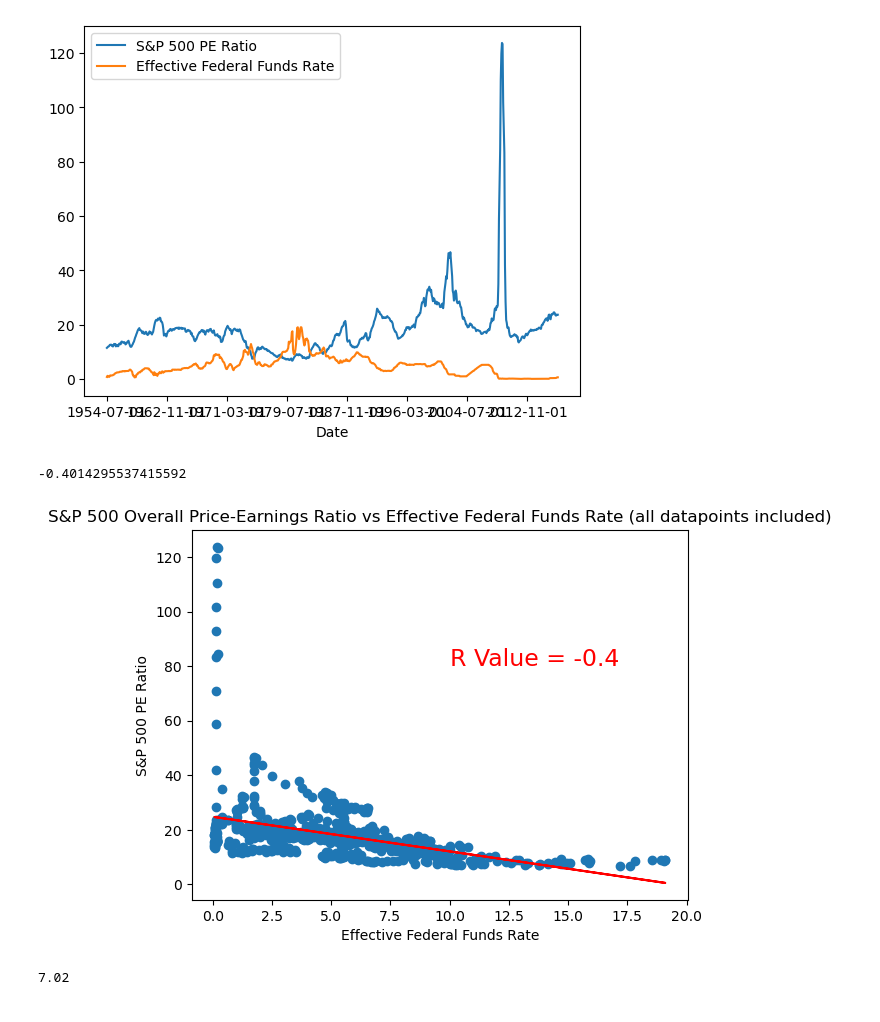
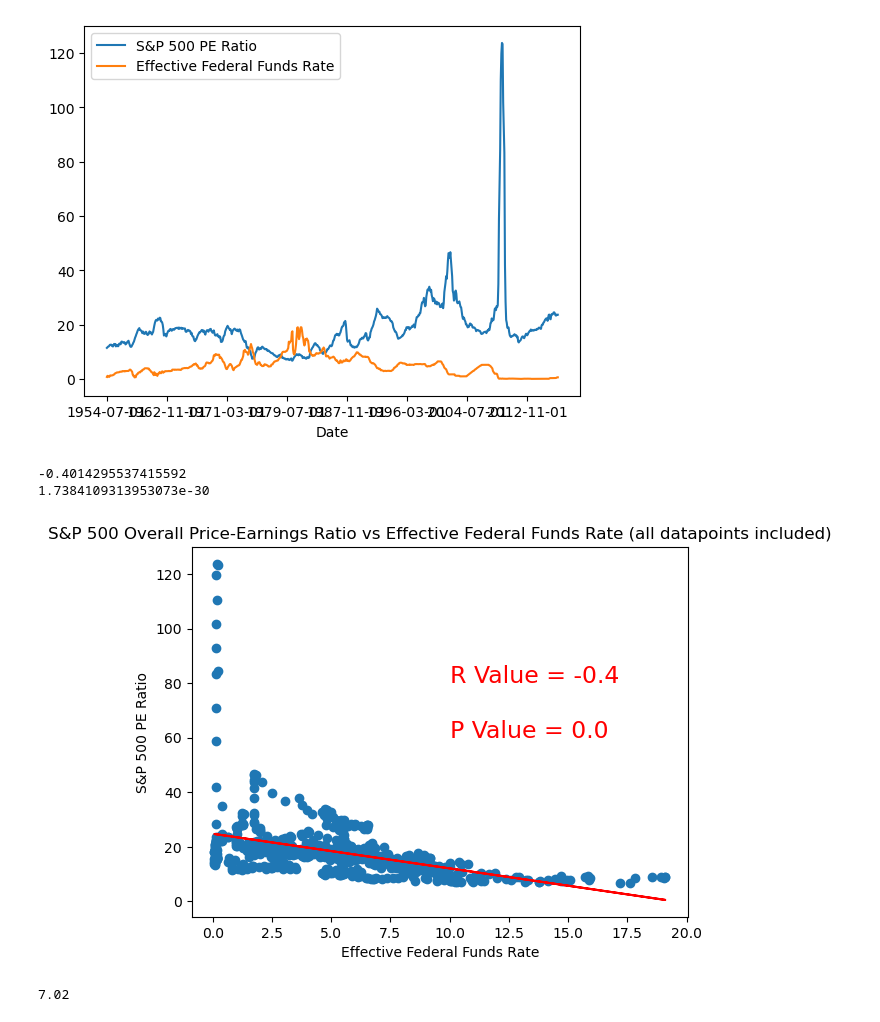
Before and after one commit to ryanmcr17/project1, a Jupyter notebook: RatesOnStocks/ratesonstocks.ipynb, the cells around one changed output. Drawn from its saved outputs; the diff is of its cells as text; code cells hidden in the pictures.

```diff
--- a/RatesOnStocks/ratesonstocks.ipynb
+++ b/RatesOnStocks/ratesonstocks.ipynb
@@ -266,23 +266,26 @@ regression = linregress(clean_df['Effective Federal Funds Rate'],clean_df['S&P 5
 # %%
 # Regression r value, with outliers included
 
 regression = linregress(clean_df['Effective Federal Funds Rate'],clean_df['S&P 500 PE Ratio'])
 
 print(regression.rvalue)
+print(regression.pvalue)
 
 
 # Scatter plot and linear regression line together, with outliers included
 
 plt.scatter(clean_df['Effective Federal Funds Rate'],clean_df['S&P 500 PE Ratio'])
 plt.title("S&P 500 Overall Price-Earnings Ratio vs Effective Federal Funds Rate (all datapoints included)")
 plt.xlabel("Effective Federal Funds Rate")
 plt.ylabel("S&P 500 PE Ratio")
 plt.plot(clean_df['Effective Federal Funds Rate'],regression.intercept + regression.slope * clean_df['Effective Federal Funds Rate'],'r')
 plt.text(10,80,f'R Value = {round(regression.rvalue,2)}',color='r',fontsize=17)
+plt.text(10,60,f'P Value = {round(regression.pvalue,4)}',color='r',fontsize=17)
 plt.show()
 # %% [output]
 -0.4014295537415592
+1.7384109313953073e-30
-[figure, old version]
+[figure, new version]
 # %%
 # PE data boxplot
 
```
Also changed, not shown: parts of 2 cells of this notebook.
